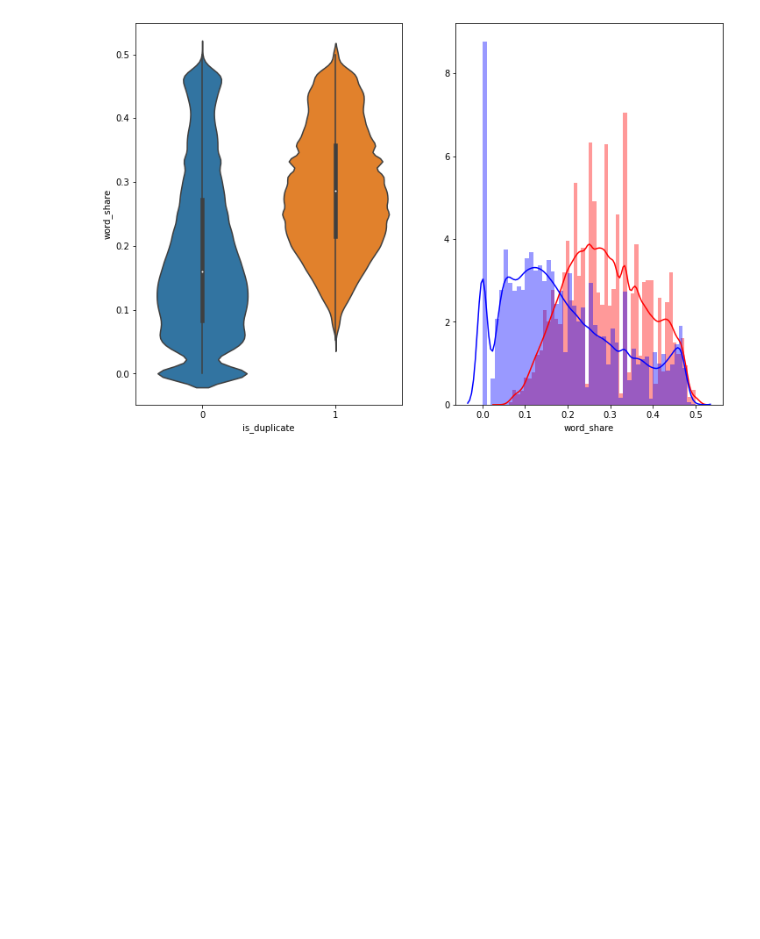
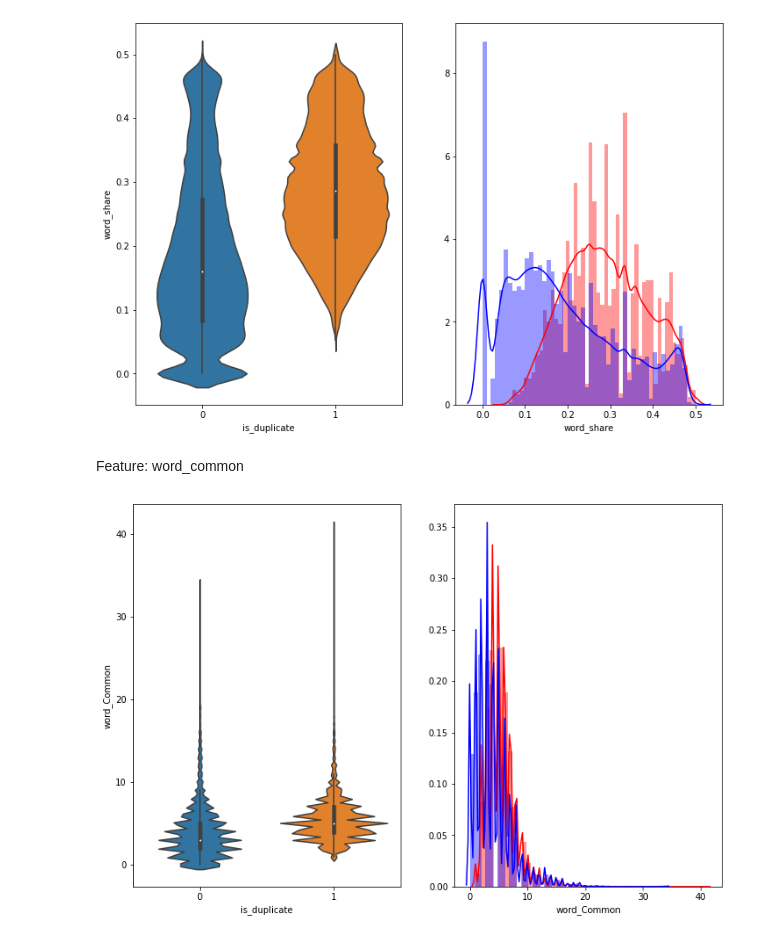
Before and after one commit to rj7shakya/mlpj, a Jupyter notebook: quora_similarity/quora_sim.ipynb, the cells around one changed output. Cells and saved outputs as stored; diff of their text form; code cells hidden in the pictures; blank space fills up the shorter version.

```diff
--- a/quora_similarity/quora_sim.ipynb
+++ b/quora_similarity/quora_sim.ipynb
@@ -245,3 +245,17 @@ sns.distplot(df[df['is_duplicate'] == 0.0]['word_share'][0:] , label = "0" , col
 plt.show()
 # %% [output]
 [figure]
+# %% [markdown]
+Feature: word_common
+# %%
+plt.figure(figsize=(12, 8))
+
+plt.subplot(1,2,1)
+sns.violinplot(x = 'is_duplicate', y = 'word_Common', data = df[0:])
+
+plt.subplot(1,2,2)
+sns.distplot(df[df['is_duplicate'] == 1.0]['word_Common'][0:] , label = "1", color = 'red')
+sns.distplot(df[df['is_duplicate'] == 0.0]['word_Common'][0:] , label = "0" , color = 'blue' )
+plt.show()
+# %% [output]
+[figure, added]
```
Also changed, not shown: parts of 5 cells of this notebook.
